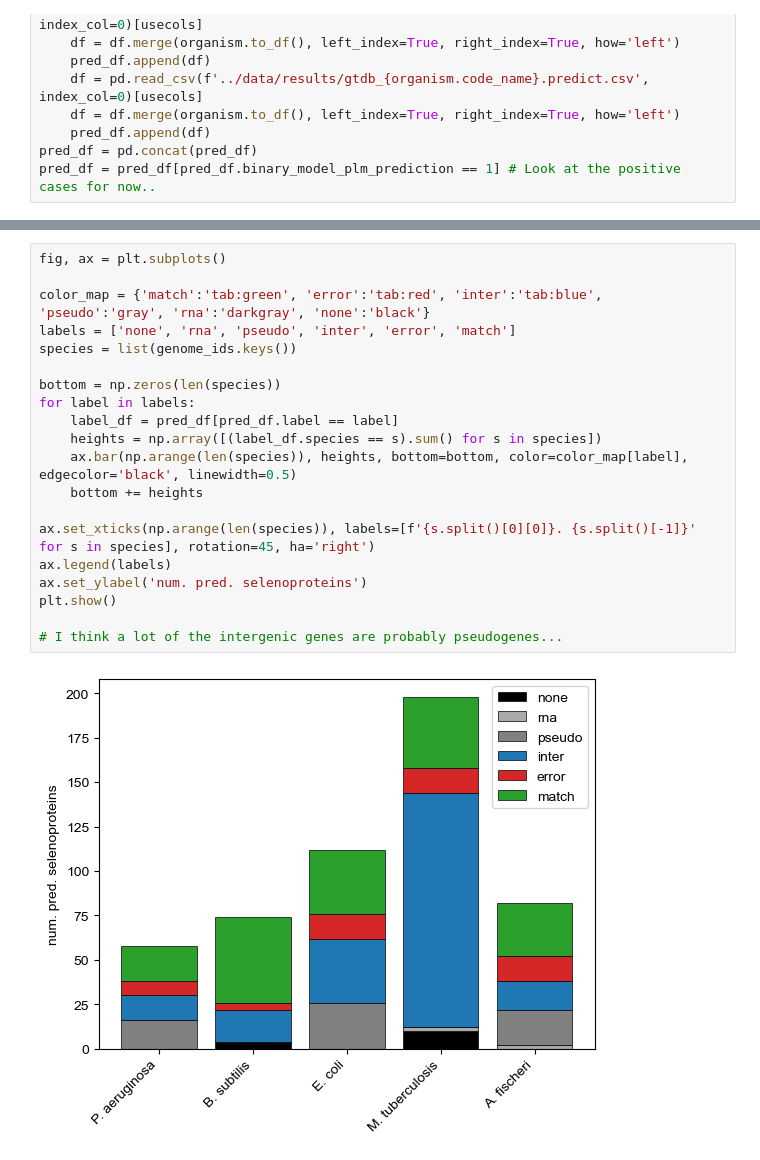
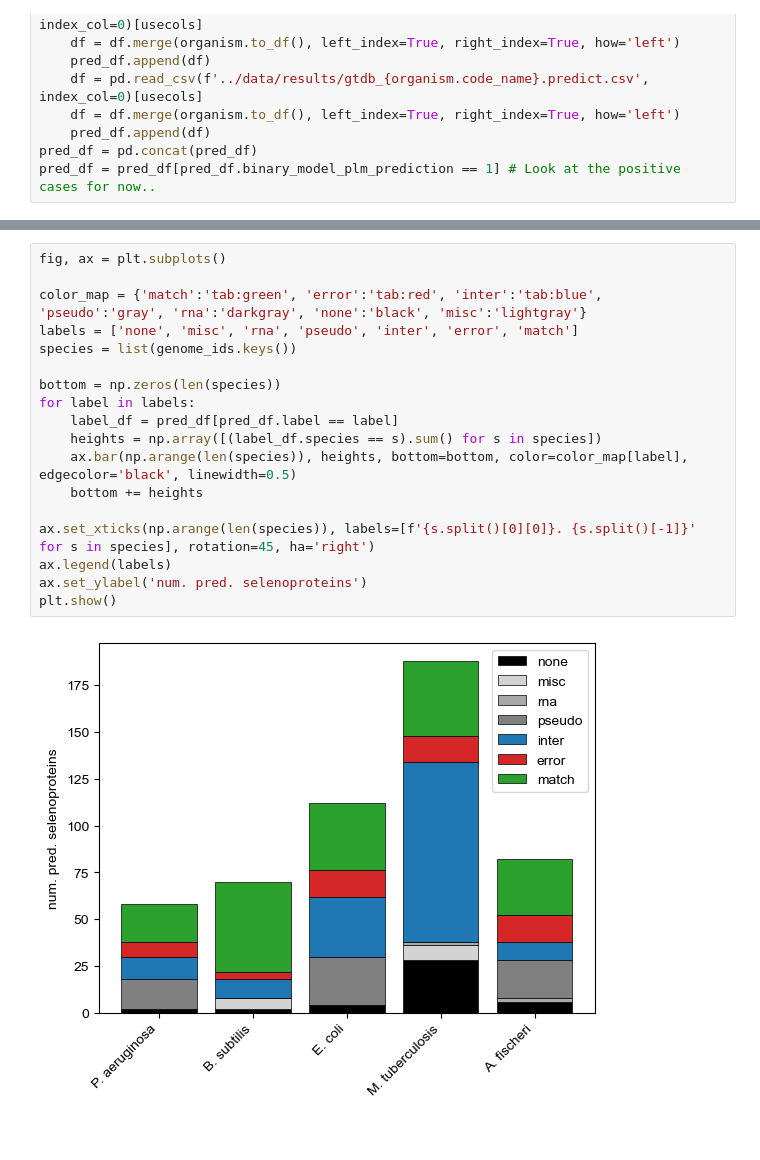
Before and after one commit to pipparichter/selenobot, a Jupyter notebook: notebooks/model-orgs-binary.ipynb, the cells around one changed output, grey strips where cells are left out. Cells and saved outputs as stored; diff of their text form.

```diff
--- a/notebooks/model-orgs-binary.ipynb
+++ b/notebooks/model-orgs-binary.ipynb
@@ -138,25 +212,23 @@ Organism.label: Successfully labeled 3853 of the 3853 proteins.
 # %%
 fig, ax = plt.subplots()
 
-color_map = {'match':'tab:green', 'error':'tab:red', 'inter':'tab:blue', 'pseudo':'gray', 'rna':'darkgray', 'none':'black'}
-labels = ['none', 'rna', 'pseudo', 'inter', 'error', 'match']
+color_map = {'match':'tab:green', 'error':'tab:red', 'inter':'tab:blue', 'pseudo':'gray', 'rna':'darkgray', 'none':'black', 'misc':'lightgray'}
+labels = ['none', 'misc', 'rna', 'pseudo', 'inter', 'error', 'match']
 species = list(genome_ids.keys())
 
 bottom = np.zeros(len(species))
 for label in labels:
     label_df = pred_df[pred_df.label == label]
     heights = np.array([(label_df.species == s).sum() for s in species])
     ax.bar(np.arange(len(species)), heights, bottom=bottom, color=color_map[label], edgecolor='black', linewidth=0.5)
     bottom += heights
 
 ax.set_xticks(np.arange(len(species)), labels=[f'{s.split()[0][0]}. {s.split()[-1]}' for s in species], rotation=45, ha='right')
 ax.legend(labels)
 ax.set_ylabel('num. pred. selenoproteins')
 plt.show()
-
-# I think a lot of the intergenic genes are probably pseudogenes...
 # %% [output]
-[figure, old version]
+[figure, new version]
 # %%
 fig, ax = plt.subplots()
 
```
Also changed, not shown: parts of 10 cells of this notebook, 4 other files.
